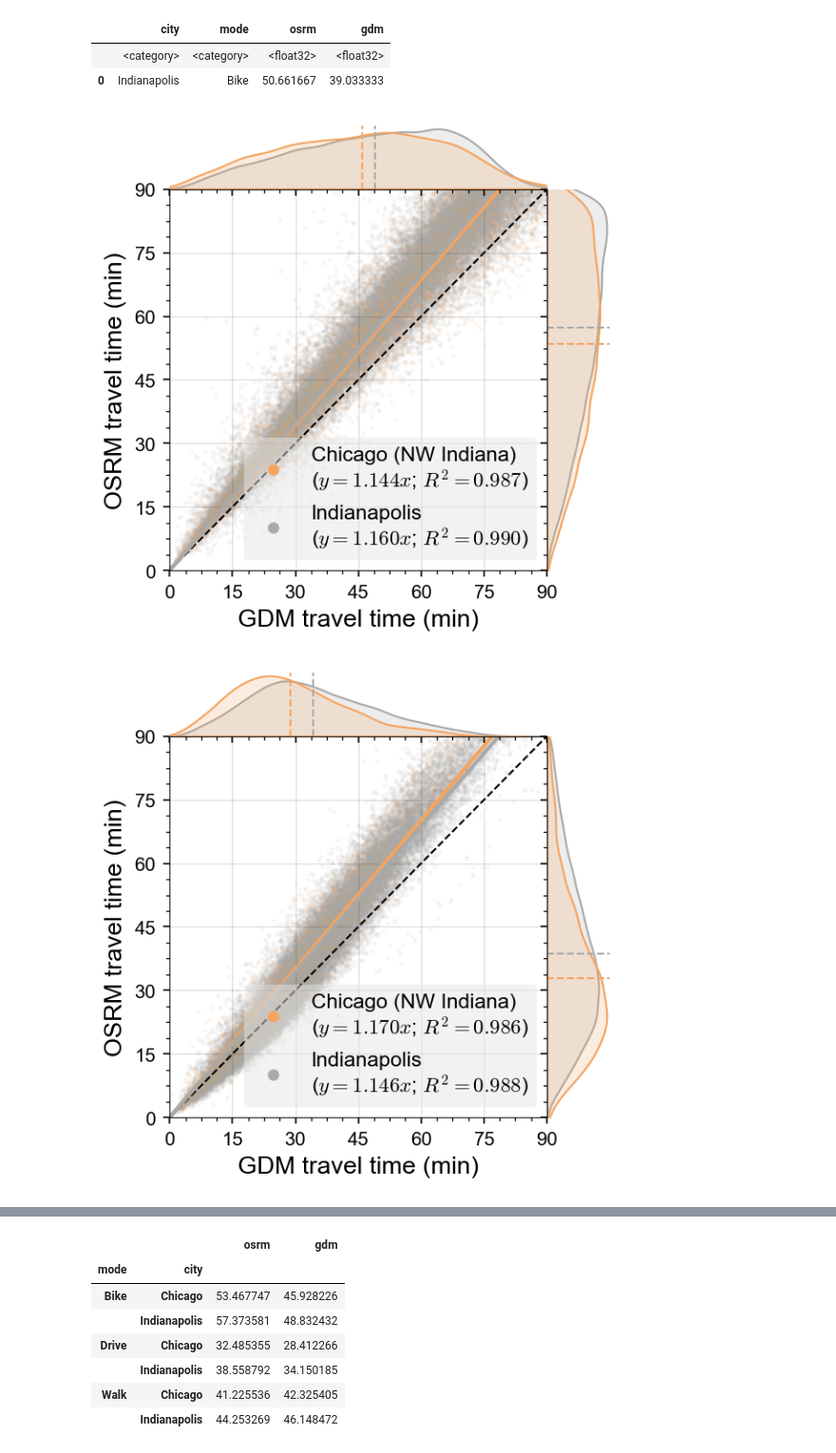
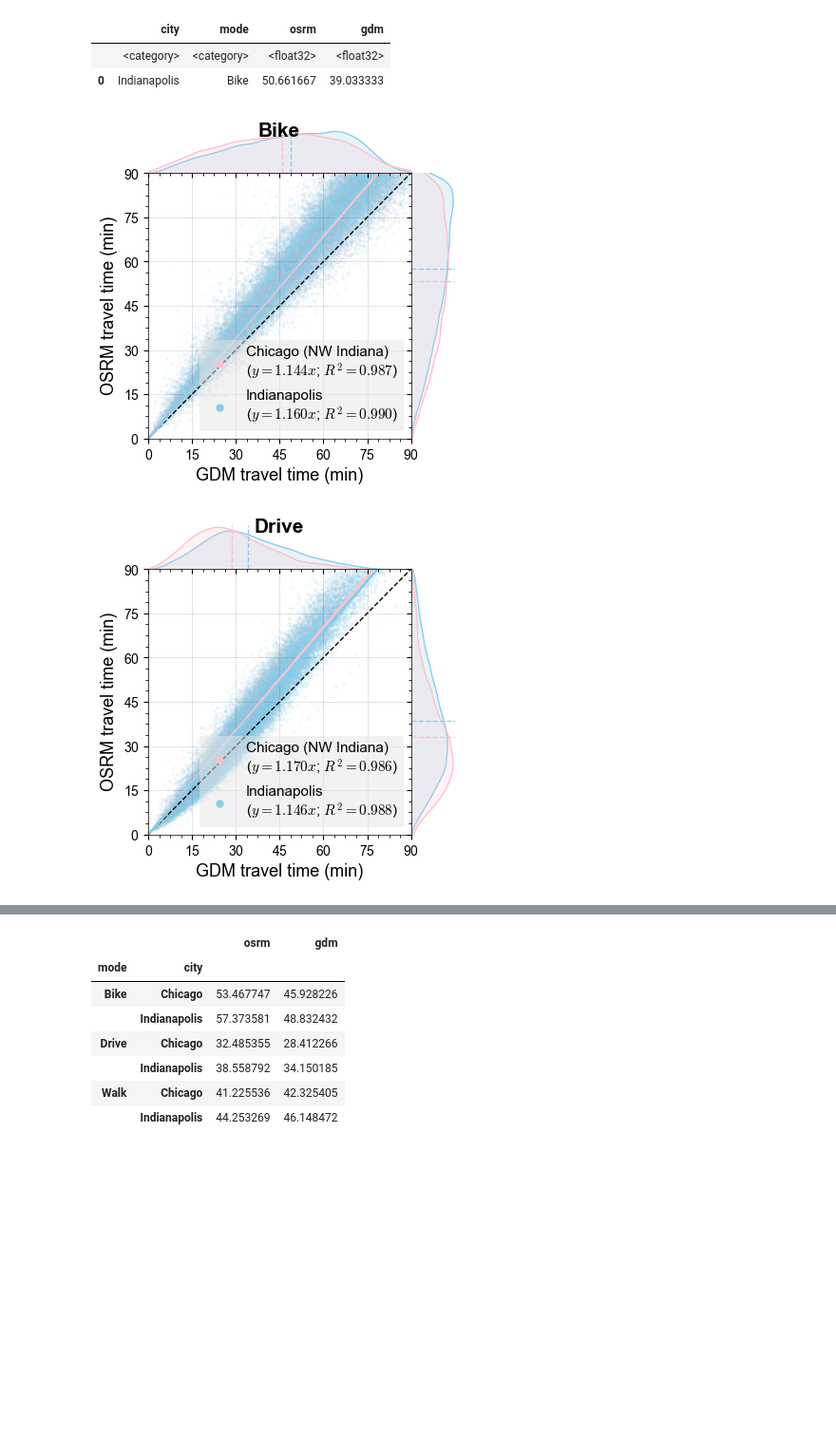
Before and after one commit to rvanxer/spatial_access_america, a Jupyter notebook: 3_Travel_times.ipynb, the cells around one changed output, grey strips where cells are left out. Shown at 95% size. Drawn from its saved outputs; the diff is of its cells as text; code cells hidden in the pictures; blank space fills up the shorter version.

Commit message:
Updated figures for the paper draft

```diff
--- a/3_Travel_times.ipynb
+++ b/3_Travel_times.ipynb
@@ -81,7 +123,7 @@ gdmvsosrm = (pd.concat(gdmvsosrm).reset_index(drop=1)
 | 0 | Indianapolis | Bike | 50.661667 | 39.033333 |
 # %%
 tmax = 90
-city_colors = D(Chicago='sandybrown', Indianapolis='darkgrey')
+city_colors = D(Chicago='pink', Indianapolis='skyblue')
 for mode in ['Bike', 'Drive', 'Walk']:
     data = (filt(gdmvsosrm, mode=mode)
             .sample(frac=1, random_state=1234).head(50_000))
@@ -89,33 +131,34 @@ for mode in ['Bike', 'Drive', 'Walk']:
         data, x='gdm', y='osrm', hue='city',
         palette=list(city_colors.values()), alpha=0.1, edgecolor='none',
         height=4, xlim=(0, tmax), ylim=(0, tmax), space=0,
         ratio=6, marginal_kws=D(alpha=0.2, common_norm=False),
         joint_kws=D(s=5, legend=False))
-    g.figure.set_dpi(150)
+    g.figure.set_dpi(100)
+    g.figure.suptitle(mode, fontweight='bold')
     ax = plot(g.ax_joint, xlab='GDM travel time (min)',
               ylab='OSRM travel time (min)')
     ax.plot(*[[0, tmax]] * 2, color='k', lw=1, ls='--')
     ax.set_xticks(ticks := np.arange(0, tmax + 1, 15))
     ax.set_yticks(ticks)
     axX, axY = g.ax_marg_x, g.ax_marg_y
     handles = []
     for city, color in city_colors.items():
         df = filt(data, city=city)
         model = sm.OLS(df['osrm'], df[['gdm']]).fit()
         ymax = tmax * (slope := model.params.iloc[0])
         r2 = model._results.rsquared
         label = '%s\n($y=%.3fx$; $R^2=%.3f$)' % (
             city + ' (NW Indiana)' if city == 'Chicago' else city, slope, r2)
         ax.plot([0, tmax], [0, ymax], color=color, lw=2)
         axX.axvline(df['gdm'].mean(), color=color, ls='--', lw=1)
         axY.axhline(df['osrm'].mean(), color=color, ls='--', lw=1)
         handles += [mpl.lines.Line2D([0], [0], label=label, color='none',
                                      marker='o', markerfacecolor=color,
                                      markeredgecolor='none')]
     ax.legend(handles=handles, loc='lower right')
     for ax in [axX, axY]:
         ax.grid(alpha=0)
     imsave(f'GDM vs OSRM for {mode}') # 10s
 # %% [output]
-[figure, old version]
+[figure, new version]
-[figure, old version]
+[figure, new version]
```
Also changed, not shown: parts of 8 cells of this notebook, 6 other files.
